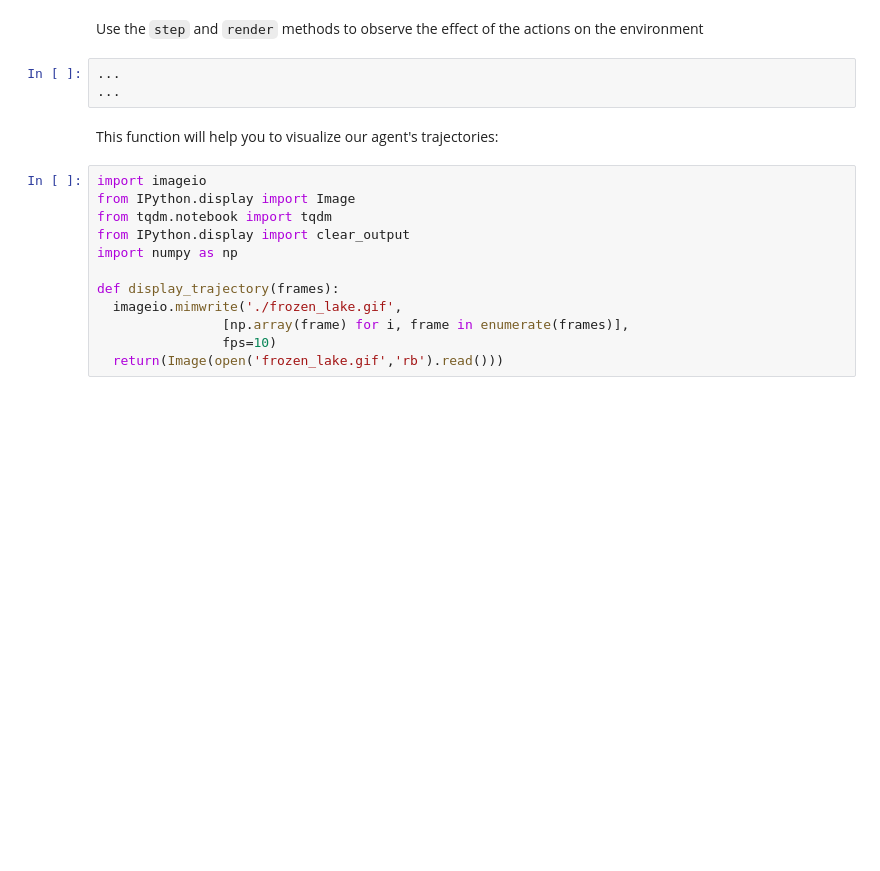
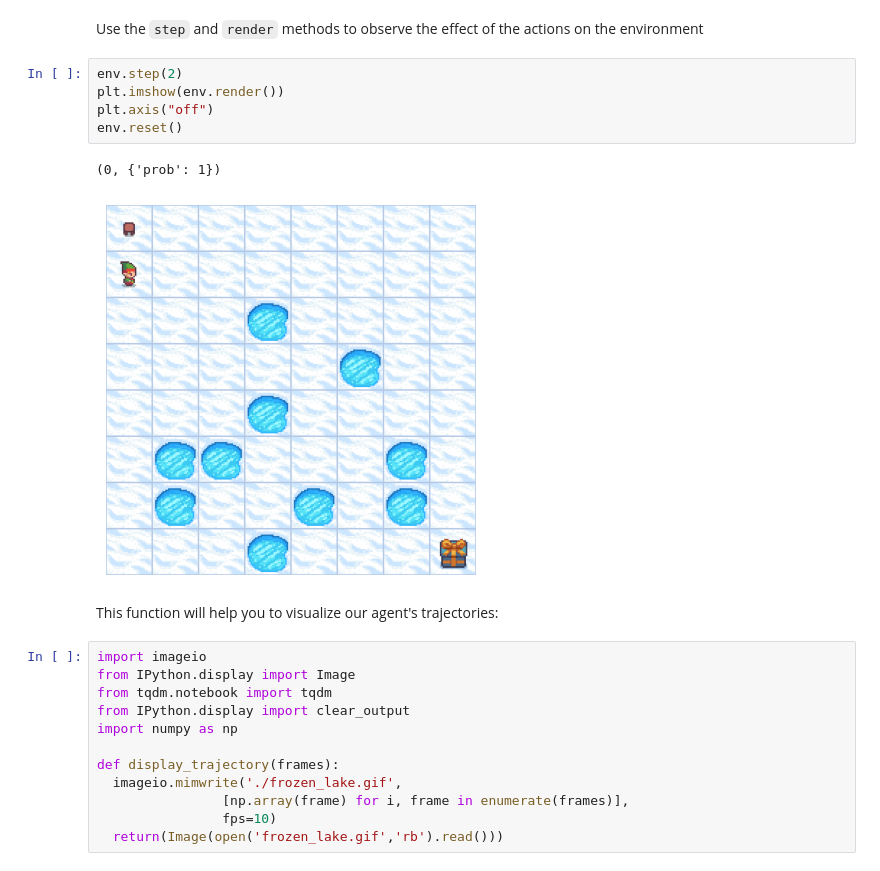
Before and after one commit to SeyeSamba64/MyProject, a Jupyter notebook: rl/frozen_lake.ipynb, the cells around one changed output. Saved outputs shown, nothing was run; the diff lists cells and outputs as text; blank space fills up the shorter version.

````diff
--- a/rl/frozen_lake.ipynb
+++ b/rl/frozen_lake.ipynb
@@ -72,8 +83,13 @@ for k, v in action_map.items():
 # %% [markdown]
 Use the ```step``` and ```render``` methods to observe the effect of the actions on the environment
-# %%
-...
-...
+# %%
+env.step(2)
+plt.imshow(env.render())
+plt.axis("off")
+env.reset()
+# %% [output]
+(0, {'prob': 1})
+[figure, added]
 # %% [markdown]
 This function will help you to visualize our agent's trajectories:
 # %%
````
Also changed, not shown: parts of 7 cells of this notebook.
